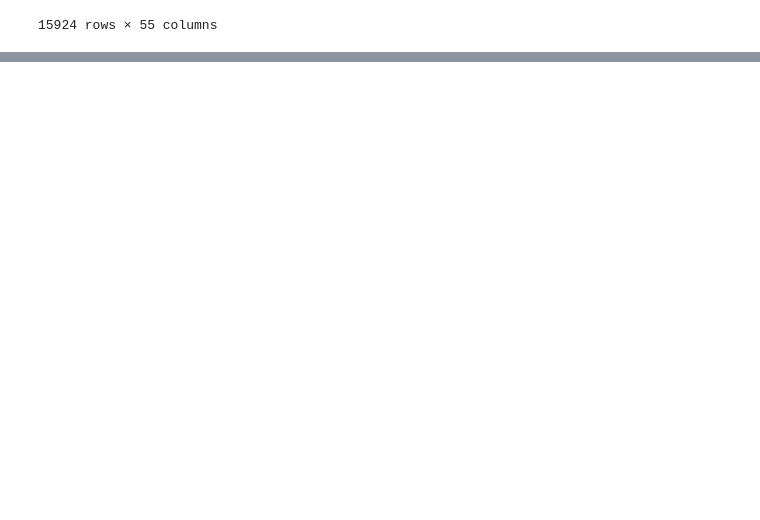
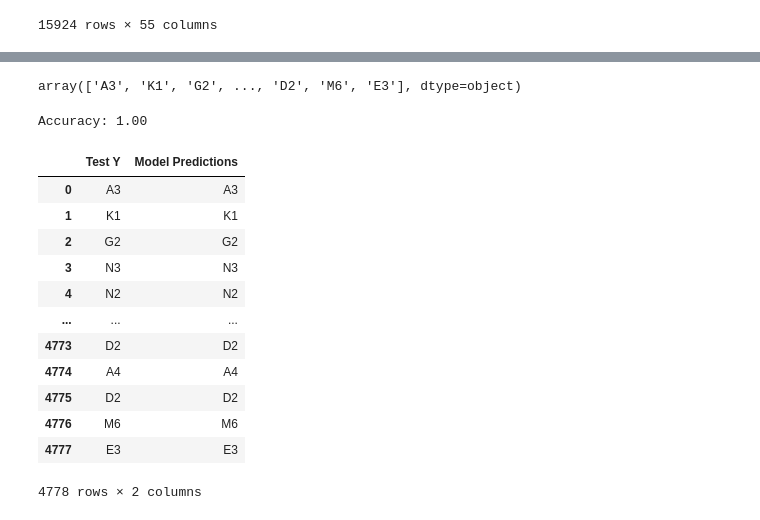
Before and after one commit to soumabkargit/intro-to-machine-learning, a Jupyter notebook: n_vibe_model.ipynb, the cells around one changed output, grey strips where cells are left out. Saved outputs shown, nothing was run; the diff lists cells and outputs as text; code cells hidden in the pictures; blank space fills up the shorter version.

```diff
--- a/n_vibe_model.ipynb
+++ b/n_vibe_model.ipynb
@@ -175,11 +174,9 @@ y = df[['lat','lon']].values
 # %%
 # Split
-X_train, X_test, y_train, y_test = train_test_split(X,y,test_size=0.3,random_state=42)
+X_train, X_test, y_train, y_test = train_test_split(X,Y,test_size=0.3,random_state=42)
 
-X_train.shape
-X_test.shape
-y_train.shape
-y_test.shape
-
-print("X_train : ",X_train.shape, " X_test : ",X_test.shape, " y_train : ",y_train.shape, " y_test : ",y_test.shape)
+print('X_train :',X_train.shape)
+print('X_test :',X_test.shape)
+print('y_train :',y_train.shape)
+print('y_test :',y_test.shape)
 # %% [output]
@@ -304,0 +187,6 @@ NameError: ignored
+# %%
+# create the model
+sgb_classifier = GradientBoostingClassifier()
+# %%
+# fit the model on the training set
+sgb_classifier.fit(X_train, y_train)
@@ -304,0 +204,34 @@ NameError: ignored
+# %%
+# make predictions on the test set
+predictions = sgb_classifier.predict(X_test)
+# %%
+predictions
+# %% [output]
+array(['A3', 'K1', 'G2', ..., 'D2', 'M6', 'E3'], dtype=object)
+# %%
+# evaluate the model performance using accuracy metric
+print("Accuracy: %.2f" % accuracy_score(y_test, predictions))
+# %% [output]
+Accuracy: 1.00
+# %%
+pred_df = pd.DataFrame(y_test,columns=['Test Y'])
+pred_df
+predictions = pd.Series(predictions.reshape(4778,))
+predictions
+pred_df = pd.concat([pred_df,predictions],axis=1)
+pred_df.columns = ['Test Y','Model Predictions']
+pred_df
+# %% [output]
+|  | Test Y | Model Predictions |
+| 0 | A3 | A3 |
+| 1 | K1 | K1 |
+| 2 | G2 | G2 |
+| 3 | N3 | N3 |
+| 4 | N2 | N2 |
+| ... | ... | ... |
+| 4773 | D2 | D2 |
+| 4774 | A4 | A4 |
+| 4775 | D2 | D2 |
+| 4776 | M6 | M6 |
+| 4777 | E3 | E3 |
+4778 rows × 2 columns
```
Also changed, not shown: parts of 13 cells of this notebook.
